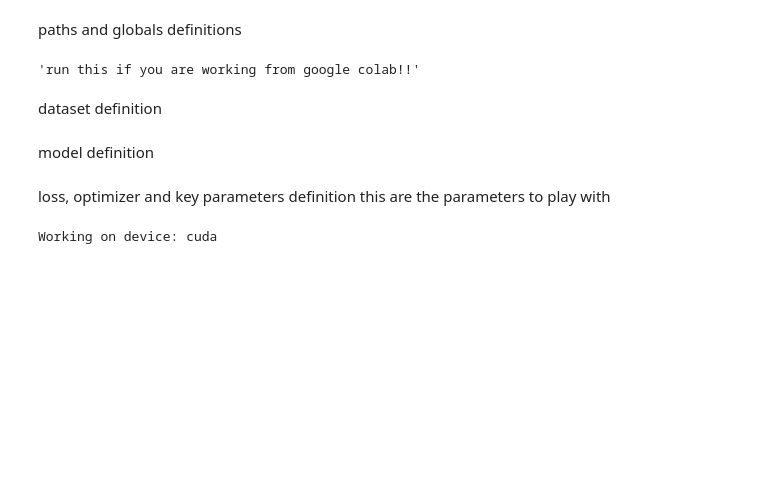
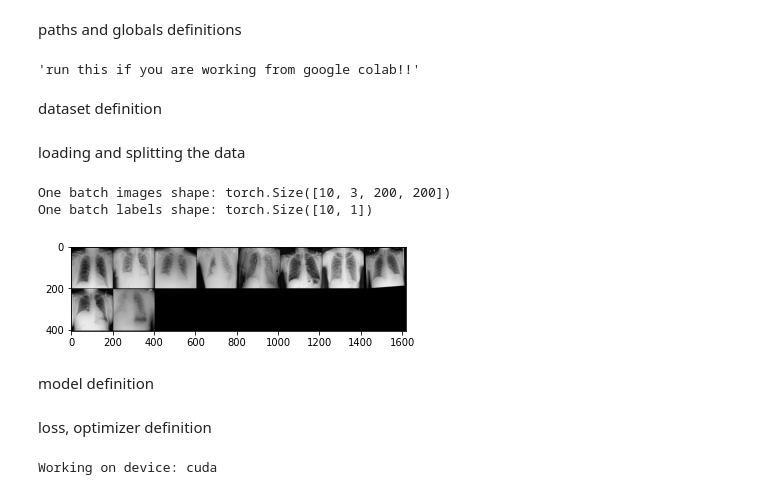
Before and after one commit to ayeletGi/Pneumothorax-neural-network-project, a Jupyter notebook: neural_network_project.ipynb, the cells around one changed output. Cells and saved outputs as stored; diff of their text form; code cells hidden in the pictures; blank space fills up the shorter version.

```diff
--- a/neural_network_project.ipynb
+++ b/neural_network_project.ipynb
@@ -35,6 +42,13 @@ classes = {PNEUMOTHORAX, NOT_PNEUMOTHORAX}
 num_classes = len(classes)
 
 classification_file = pd.read_csv(class_file_path, header=0)
+
+# Hyper-parameters
+batch_size = 10
+num_workers = 0
+epochs =10
+learning_rate = 0.01
+image_size = 200
 # %% [markdown]
 dataset definition
 # %%
@@ -45,12 +59,10 @@ class PneumDataset(Dataset):
         self.X_images = images_paths
         self.y_labels = labels
         self.transform = transform
-        self.num_of_images = len(self.X_images)
 
     def __len__(self):
         # len of the dataset
-        return self.num_of_images
-
+        return len(self.X_images)
 
     def __getitem__(self, index):
         # get specific sample by index
@@ -65,8 +77,51 @@ class PneumDataset(Dataset):
         # converting x,y to tensors
         image = self.transform(image)
         label = torch.tensor(label, dtype=torch.long)
-
+        label = label.view(1)
         return {"image": image, "label" : label}
+# %% [markdown]
+loading and splitting the data
+# %%
+def imshow(img):
+    np_img = img.numpy()
+    plt.imshow(np.transpose(np_img, (1, 2, 0)))
+    plt.show()
+
+images_paths = np.asarray(classification_file["file_name"])
+images_targets = np.asarray(classification_file["target"])
+
+# split to train and test
+X_train, X_test, y_train, y_test = train_test_split(images_paths, images_targets, stratify=images_targets, random_state = 50)
+
+# transform
+transform = transforms.Compose([transforms.Resize(image_size),
+                                # transforms.CenterCrop(image_size - 10),
+                                transforms.ToTensor()])
+
+# create dataloaders
+train_dataset = PneumDataset(data_dir, X_train, y_train, transform)
+train_loader = DataLoader(train_dataset, batch_size=batch_size,
+                          shuffle=True, num_workers=num_workers)
+
+test_dataset = PneumDataset(data_dir, X_test, y_test, transform)
+test_loader = DataLoader(test_dataset, batch_size=batch_size,
+                         shuffle=False, num_workers=num_workers)
+
+# get some random training images
+dataiter = iter(train_loader)
+data = dataiter.next()  # random batch
+images = data["image"]
+labels = data["label"]
+
+# batch shapes
+print(f'One batch images shape: {images.shape}')
+print(f'One batch labels shape: {labels.shape}')
+# show images
+imshow(torchvision.utils.make_grid(images))
+# %% [output]
+One batch images shape: torch.Size([10, 3, 200, 200])
+One batch labels shape: torch.Size([10, 1])
+[figure, added]
 # %% [markdown]
 model definition
 # %%
@@ -99,5 +154,4 @@ class PneumNet(nn.Module):
         return x
-# %% [markdown]
-loss, optimizer and key parameters definition
-this are the parameters to play with
+# %% [markdown]
+loss, optimizer definition
 # %%
```
Also changed, not shown: parts of 8 cells of this notebook.
